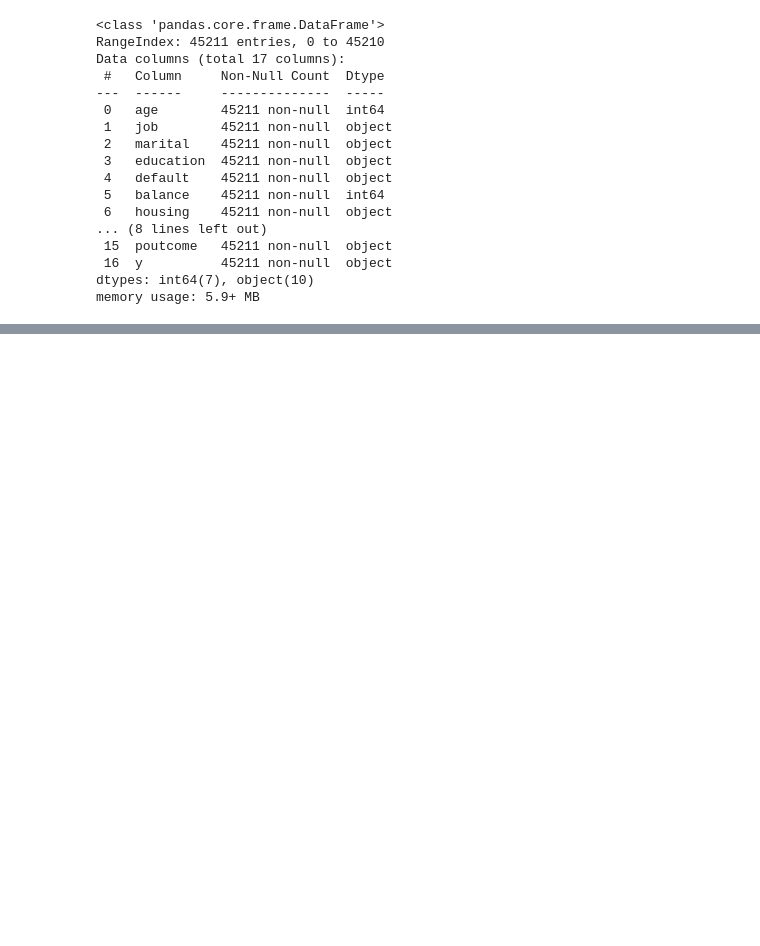
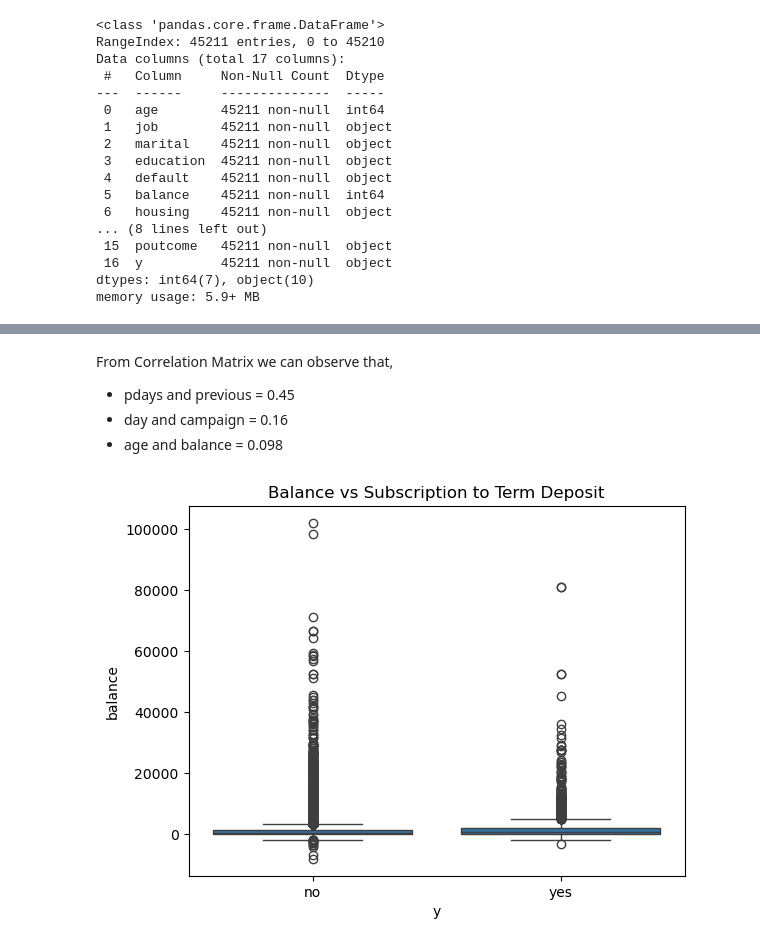
Before and after one commit to amirfarimani/DSI_Team_Project_Bank_Marketing, a Jupyter notebook: experiments/data_processing.ipynb, the cells around one changed output, grey strips where cells are left out. Drawn from its saved outputs; the diff is of its cells as text; code cells hidden in the pictures; blank space fills up the shorter version.

```diff
--- a/experiments/data_processing.ipynb
+++ b/experiments/data_processing.ipynb
@@ -186,0 +214,12 @@ Previous: some clients were contacted 275 times previously before this campaign.
+# %% [markdown]
+From Correlation Matrix we can observe that,
+- pdays and previous = 0.45
+- day and campaign = 0.16
+- age and balance = 0.098
+# %%
+#  Relationship between 'balance' and 'y'
+sns.boxplot(x=df['y'], y=df['balance'])
+plt.title("Balance vs Subscription to Term Deposit")
+plt.show()
+# %% [output]
+[figure, added]
```
Also changed, not shown: parts of 29 cells of this notebook.
